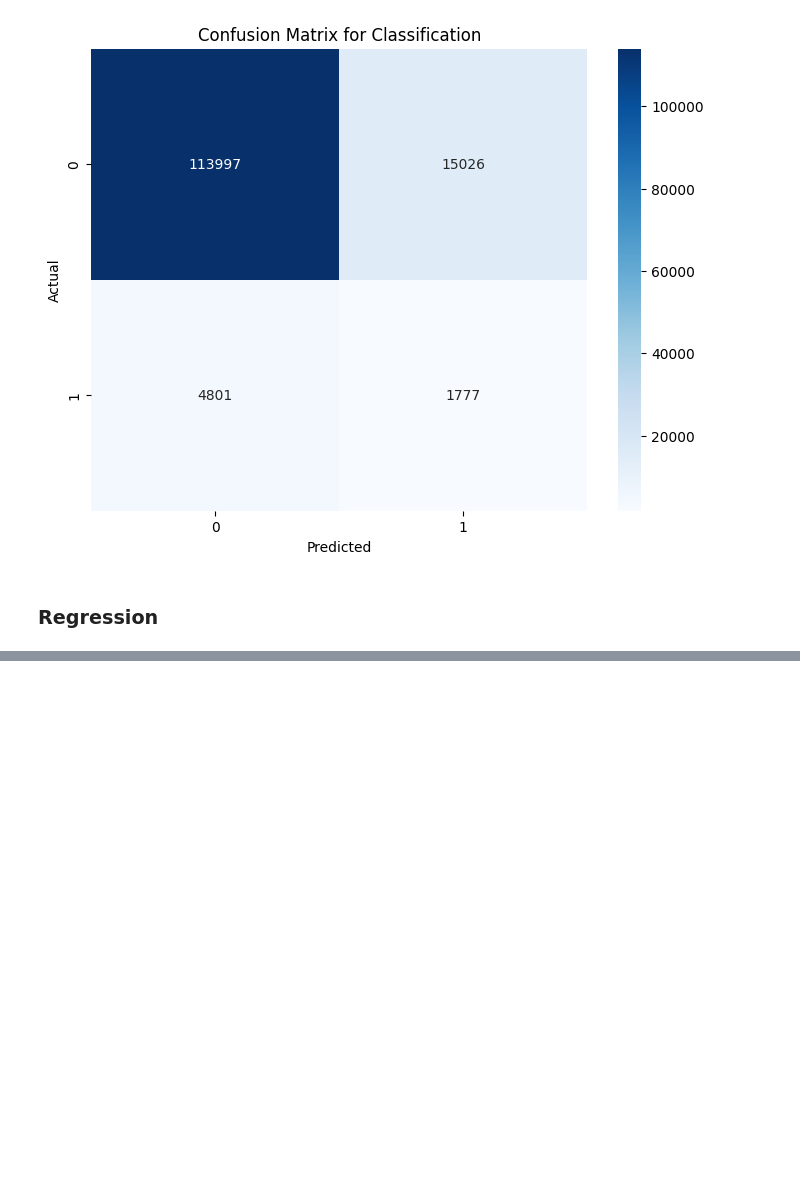
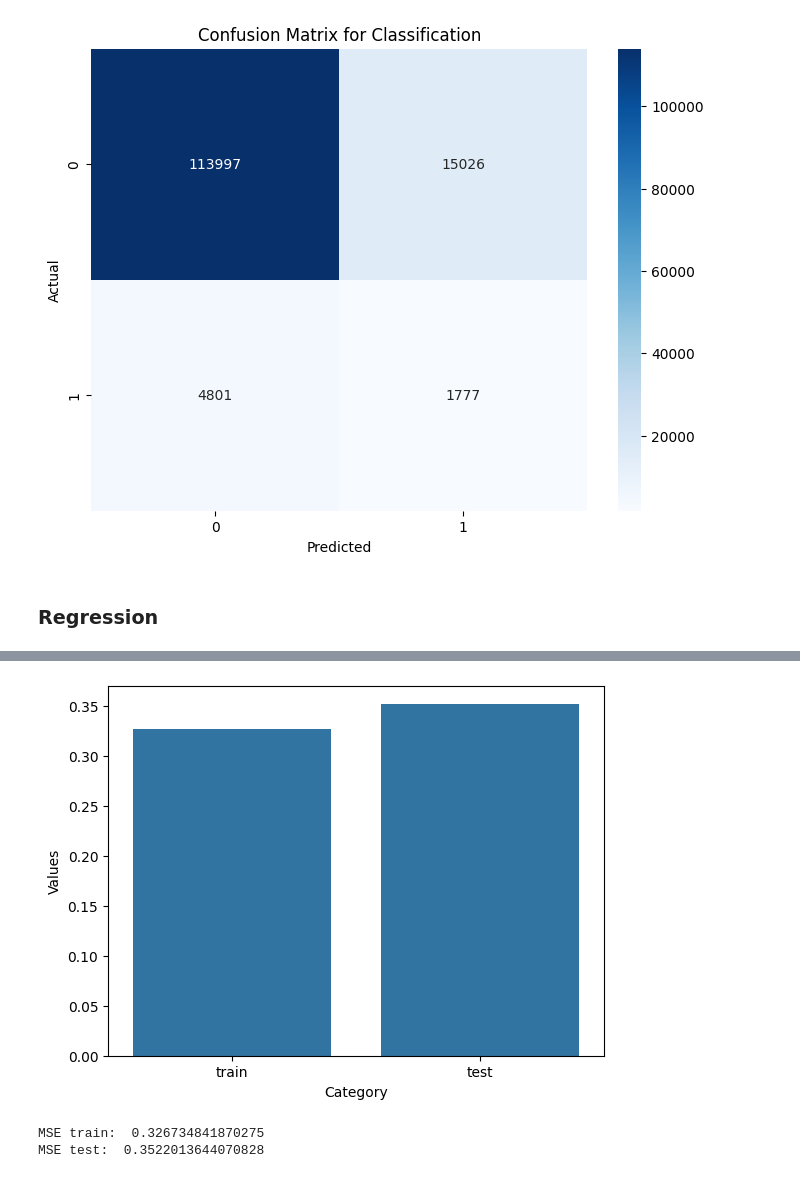
Before and after one commit to NGala540/FrequencyOfClaimsPrediction, a Jupyter notebook: ML Model Training.ipynb, the cells around one changed output, grey strips where cells are left out. Cells and saved outputs as stored; diff of their text form; code cells hidden in the pictures; blank space fills up the shorter version.

```diff
--- a/ML Model Training.ipynb
+++ b/ML Model Training.ipynb
@@ -162,0 +184,27 @@ plt.show()
+# %%
+class_preds_train = best_classifier.predict(X_train_class)
+final_preds_train = np.where(class_preds_train == 1, best_regressor.predict(X_train_class), 0)
+# %%
+final_y_train = pd.Series(0, index=y_train_class.index)
+idx_class_1 = y_train_class[y_train_class == 1].index
+final_y_train.loc[idx_class_1] = y.reindex(idx_class_1)
+# %%
+MSE_train = mean_squared_error(final_y_train, final_preds_train)
+MSE_test = mean_squared_error(final_y_test, final_preds_test)
+
+data = pd.DataFrame({
+    'Category': ['train', 'test'],
+    'Values': [MSE_train, MSE_test]
+})
+
+# Create the bar plot
+sns.barplot(x='Category', y='Values', data=data)
+
+# Show the plot
+plt.show()
+print("MSE train: ", MSE_train)
+print("MSE test: ", MSE_test)
+# %% [output]
+[figure, added]
+MSE train:  0.326734841870275
+MSE test:  0.3522013644070828
```
Also changed, not shown: parts of 12 cells of this notebook, 3 other files.
